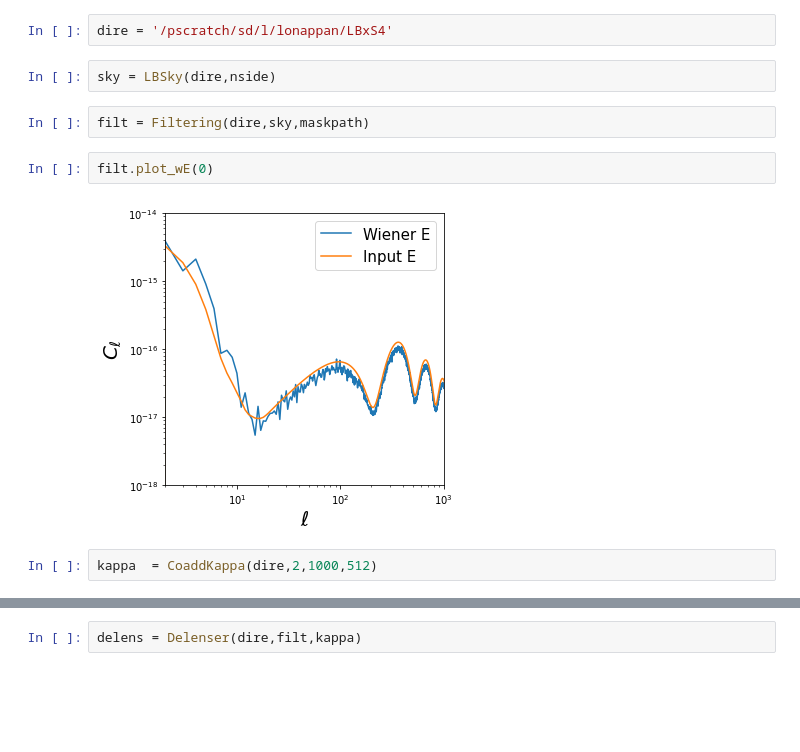
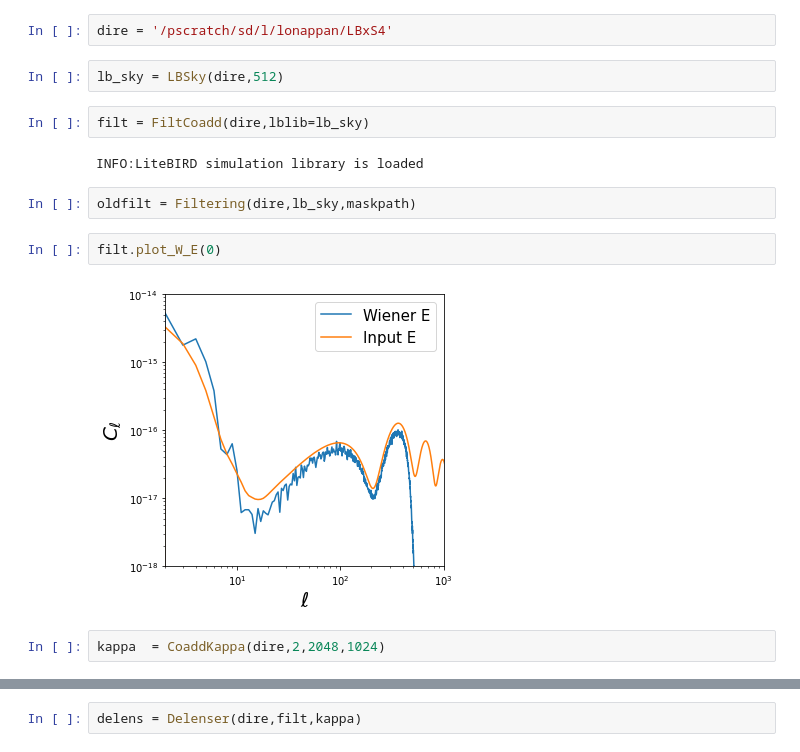
Before and after one commit to litebird/LBxS4, a Jupyter notebook: Notebooks/coadd.ipynb, the cells around one changed output, grey strips where cells are left out. Saved outputs shown, nothing was run; the diff lists cells and outputs as text; blank space fills up the shorter version.

Commit message:
FiltCoadd notebook
Signed-off-by: Anto Idicherian Lonappan <antolonappan@icloud.com>

```diff
--- a/Notebooks/coadd.ipynb
+++ b/Notebooks/coadd.ipynb
@@ -25,12 +28,16 @@ cmb = CMBLensed()
 # %%
 dire = '/pscratch/sd/l/lonappan/LBxS4'
 # %%
-sky = LBSky(dire,nside)
+lb_sky = LBSky(dire,512)
+# %%
+filt = FiltCoadd(dire,lblib=lb_sky)
+# %% [output]
+INFO:LiteBIRD simulation library is loaded
 # %%
-filt = Filtering(dire,sky,maskpath)
+oldfilt = Filtering(dire,lb_sky,maskpath)
 # %%
-filt.plot_wE(0)
+filt.plot_W_E(0)
 # %% [output]
-[figure, old version]
+[figure, new version]
 # %%
-kappa  = CoaddKappa(dire,2,1000,512)
+kappa  = CoaddKappa(dire,2,2048,1024)
```
Also changed, not shown: parts of 7 cells of this notebook, 10 other files.
